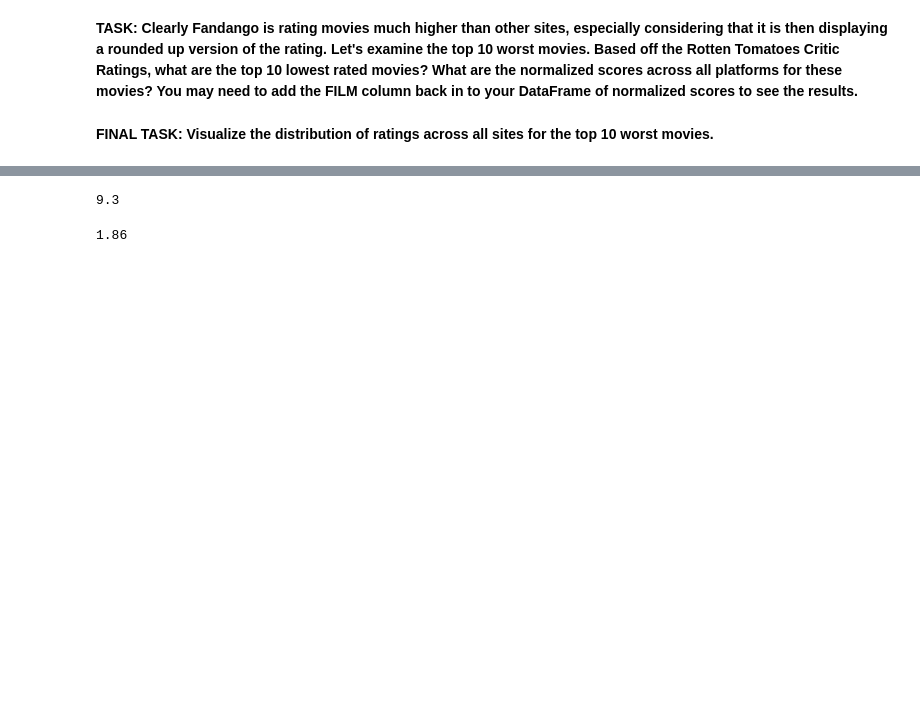
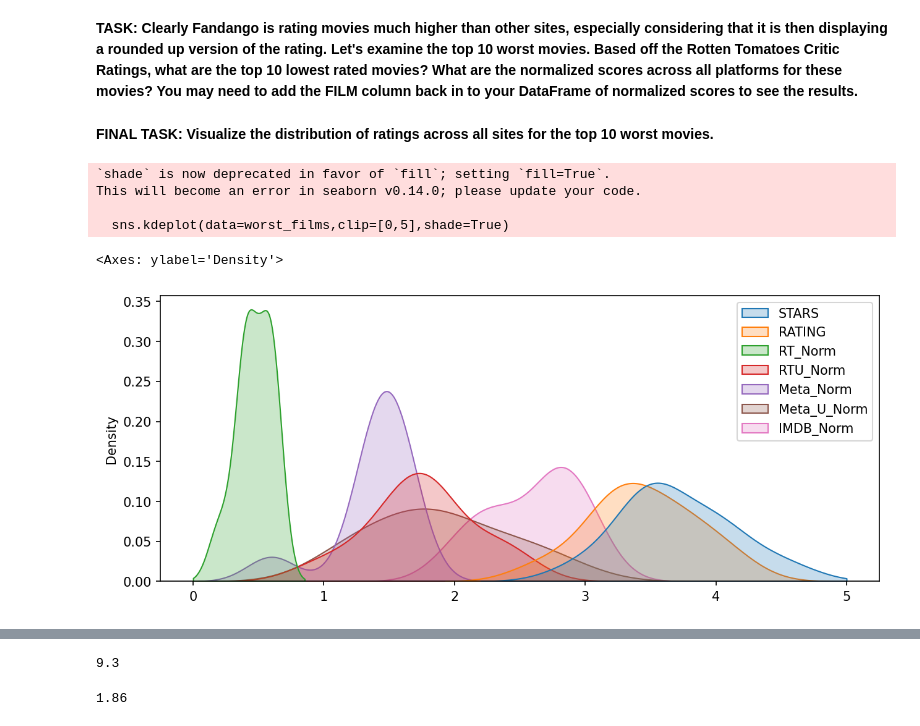
Before and after one commit to adityapatel14/movie-ratings-bias-study, a Jupyter notebook: 00-Capstone-Project.ipynb, the cells around one changed output, grey strips where cells are left out. Saved outputs shown, nothing was run; the diff lists cells and outputs as text; code cells hidden in the pictures; blank space fills up the shorter version.

```diff
--- a/00-Capstone-Project.ipynb
+++ b/00-Capstone-Project.ipynb
@@ -575,2 +579,6 @@ This will become an error in seaborn v0.14.0; please update your code.
+# %%
+norm_films = df[['FILM','STARS', 'RATING','RT_Norm', 'RTU_Norm', 'Meta_Norm', 'Meta_U_Norm', 'IMDB_Norm']]
+# %%
+worst_films = norm_films.nsmallest(10,"RT_Norm")
 # %% [markdown]
 **FINAL TASK: Visualize the distribution of ratings across all sites for the top 10 worst movies.**
@@ -579,3 +585,13 @@ This will become an error in seaborn v0.14.0; please update your code.
+# %%
+plt.figure(figsize=(10,4),dpi=150)
+sns.kdeplot(data=worst_films,clip=[0,5],shade=True)
+# %% [output]
+`shade` is now deprecated in favor of `fill`; setting `fill=True`.
+This will become an error in seaborn v0.14.0; please update your code.
+
+  sns.kdeplot(data=worst_films,clip=[0,5],shade=True)
+<Axes: ylabel='Density'>
+[figure, added]
 # %% [markdown]
 ---
 ----
```
Also changed, not shown: parts of 9 cells of this notebook.
